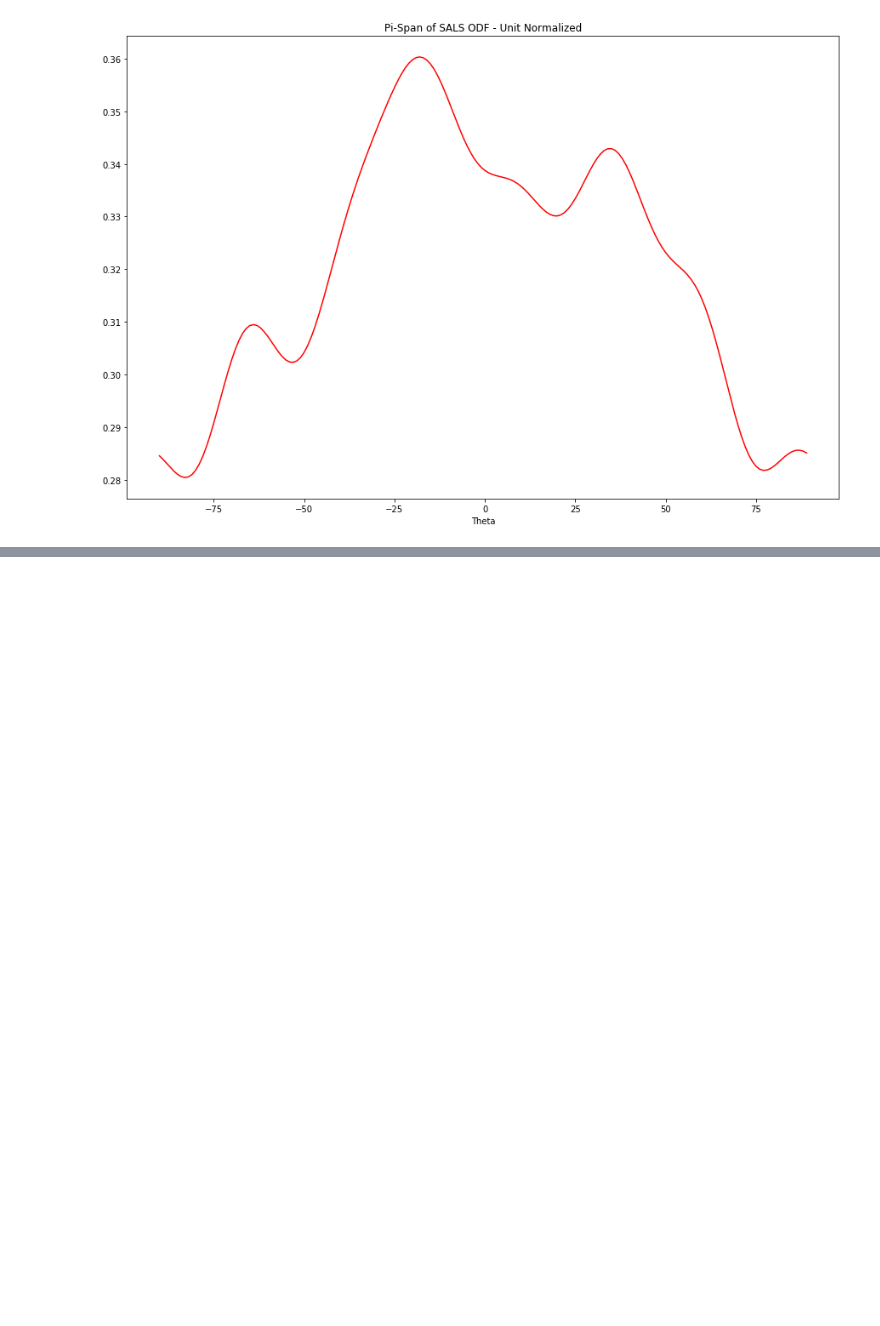
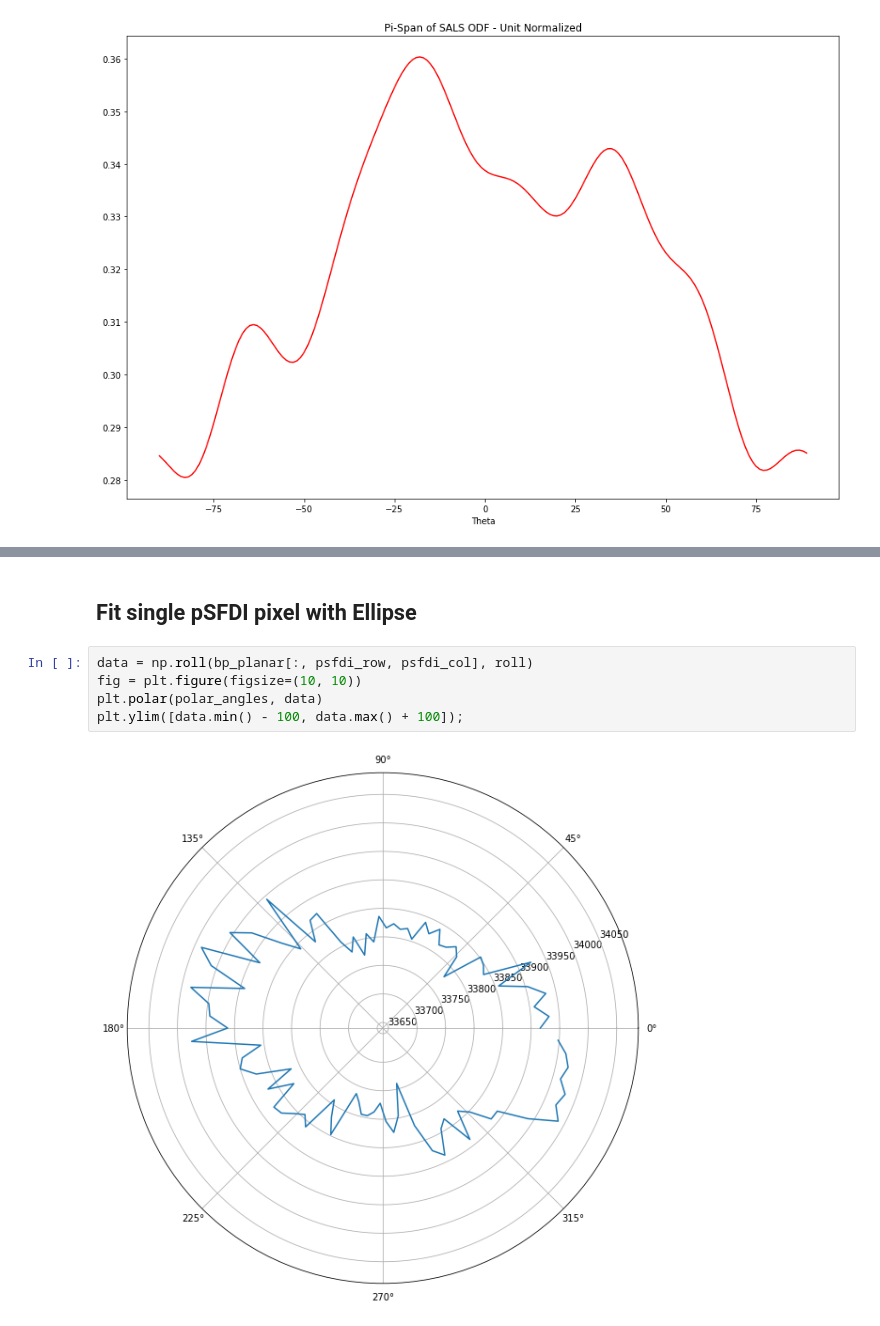
Before and after one commit to stpotter16/psfdi, a Jupyter notebook: notebooks/exploratory/stp_explore_ellipse.ipynb, the cells around one changed output, grey strips where cells are left out. Drawn from its saved outputs; the diff is of its cells as text; blank space fills up the shorter version.

Commit message:
adding fits of ellipse to single psfdi pixel data

```diff
--- a/notebooks/exploratory/stp_explore_ellipse.ipynb
+++ b/notebooks/exploratory/stp_explore_ellipse.ipynb
@@ -239,0 +252,9 @@ plt.xlabel('Theta');
+# %% [markdown]
+## Fit single pSFDI pixel with Ellipse
+# %%
+data = np.roll(bp_planar[:, psfdi_row, psfdi_col], roll)
+fig = plt.figure(figsize=(10, 10))
+plt.polar(polar_angles, data)
+plt.ylim([data.min() - 100, data.max() + 100]);
+# %% [output]
+[figure, added]
```
Also changed, not shown: parts of 6 cells of this notebook.
